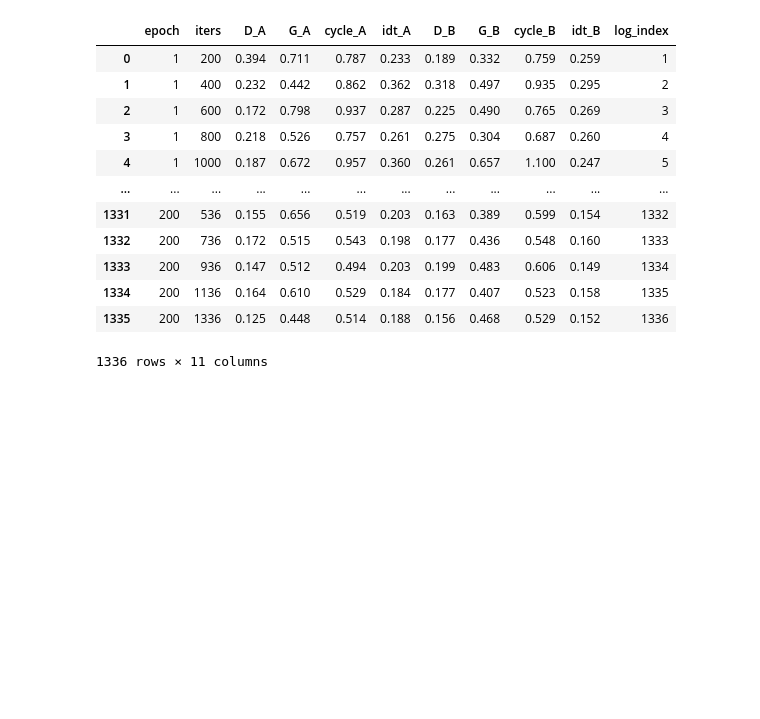
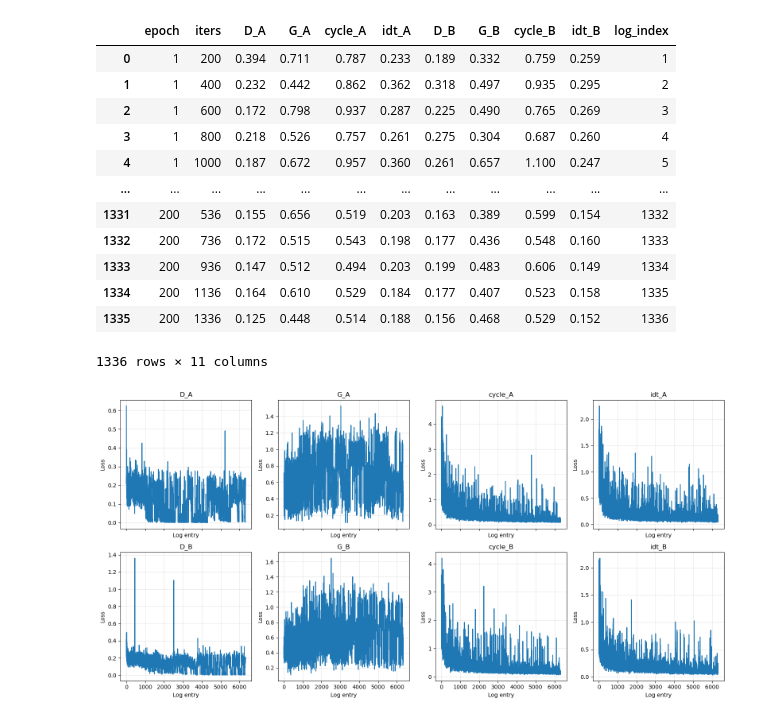
Before and after one commit to jakli758/thesis_code, a Jupyter notebook: train_plots.ipynb, the cells around one changed output. Cells and saved outputs as stored; diff of their text form; code cells hidden in the pictures; blank space fills up the shorter version.

Commit message:
run more trainings and plot curves

```diff
--- a/train_plots.ipynb
+++ b/train_plots.ipynb
@@ -20,3 +20,7 @@ plot_cyclegan_losses("pytorch-CycleGAN-and-pix2pix/run_output_zebra.txt")
 | 1334 | 200 | 1136 | 0.164 | 0.610 | 0.529 | 0.184 | 0.177 | 0.407 | 0.523 | 0.158 | 1335 |
 | 1335 | 200 | 1336 | 0.125 | 0.448 | 0.514 | 0.188 | 0.156 | 0.468 | 0.529 | 0.152 | 1336 |
 1336 rows × 11 columns
+# %%
+plot_cyclegan_losses("pytorch-CycleGAN-and-pix2pix/run_output_0302_hel2nff.txt")
+# %% [output]
+[figure, added]
```
Also changed, not shown: parts of 4 cells of this notebook, 1 other file.
